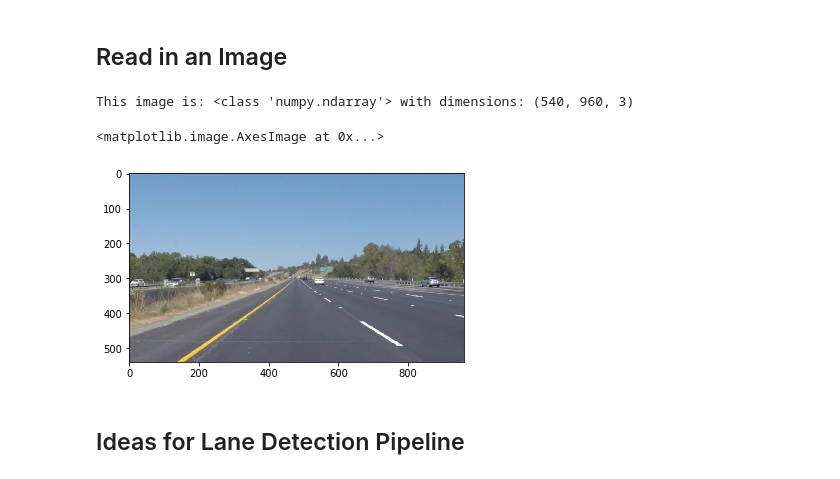
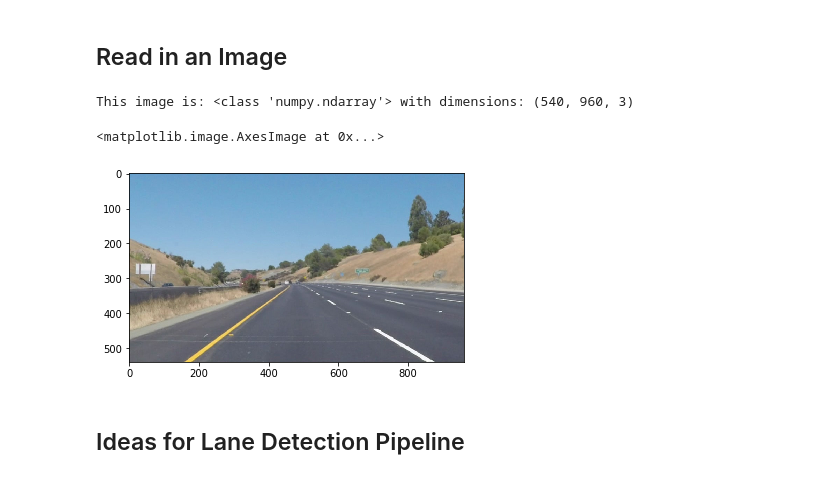
Before and after one commit to lccatala/Lane-Lines-Detection, a Jupyter notebook: P1.ipynb, the cells around one changed output. Drawn from its saved outputs; the diff is of its cells as text; code cells hidden in the pictures.

```diff
--- a/P1.ipynb
+++ b/P1.ipynb
@@ -51,15 +51,15 @@ import cv2
 ## Read in an Image
 # %%
 #reading in an image
-image = mpimg.imread('test_images/solidYellowLeft.jpg')
+image = mpimg.imread('test_images/solidYellowCurve2.jpg')
 
 #printing out some stats and plotting
 print('This image is:', type(image), 'with dimensions:', image.shape)
 plt.imshow(image)  # if you wanted to show a single color channel image called 'gray', for example, call as plt.imshow(gray, cmap='gray')
 # %% [output]
 This image is: <class 'numpy.ndarray'> with dimensions: (540, 960, 3)
 <matplotlib.image.AxesImage at 0x...>
-[figure, old version]
+[figure, new version]
 # %% [markdown]
 ## Ideas for Lane Detection Pipeline
 # %% [markdown]
```
Also changed, not shown: parts of 3 cells of this notebook, 7 other files.
